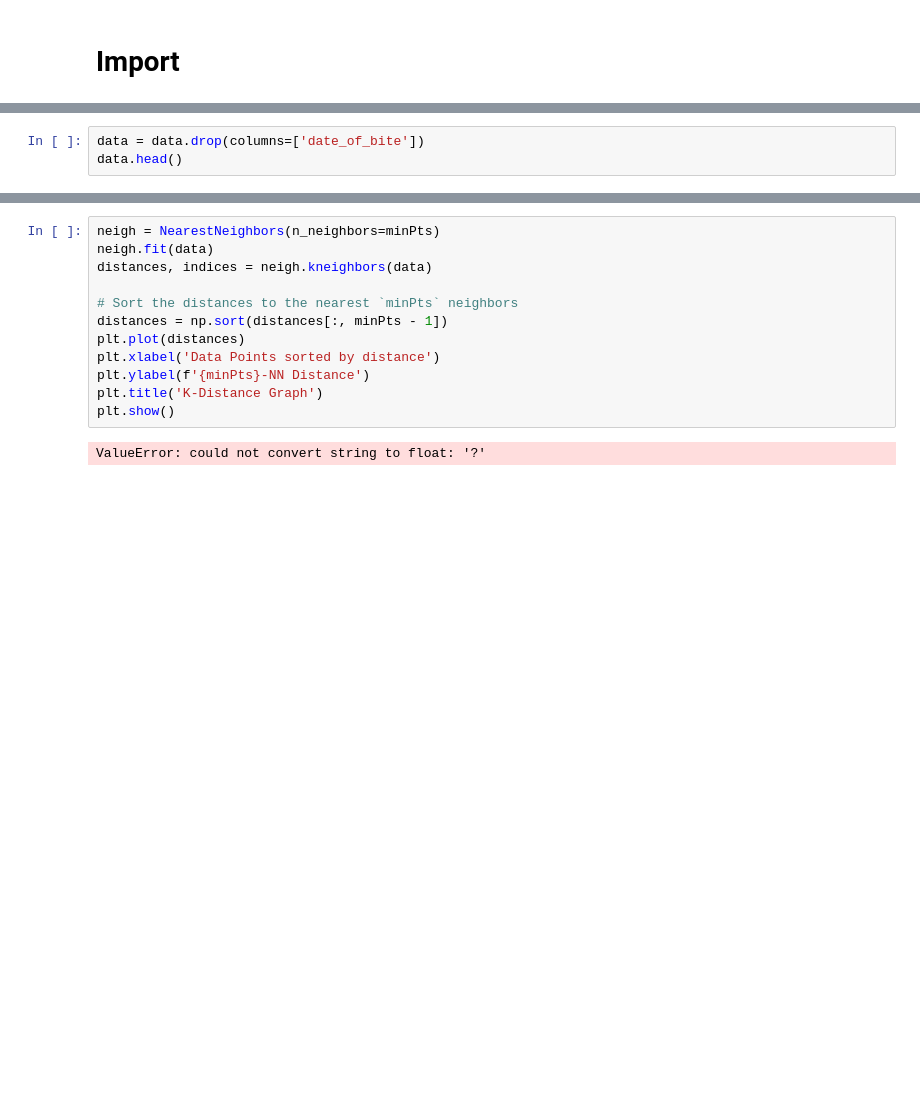
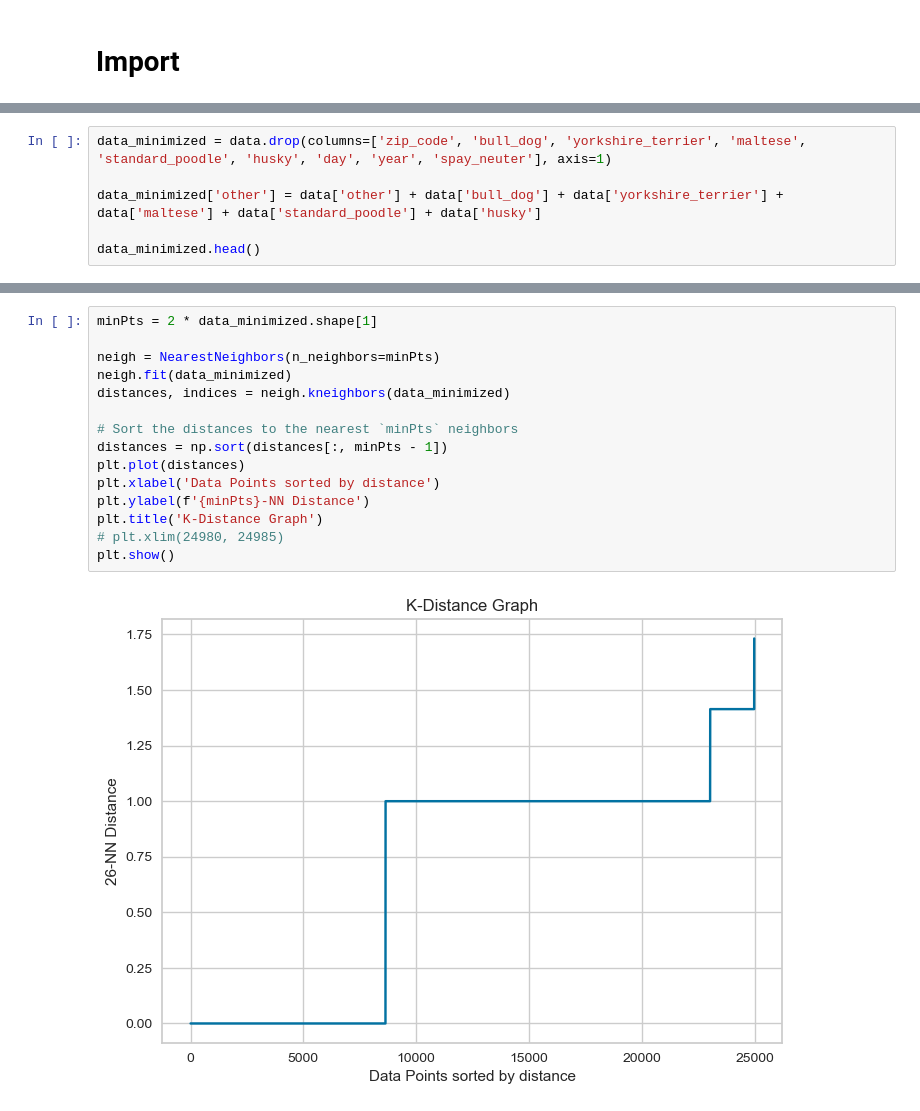
Before and after one commit to Pawmsdayl/hey-im-walking-my-dog-here, a Jupyter notebook: notebooks/2_clustering.ipynb, the cells around one changed output, grey strips where cells are left out. Drawn from its saved outputs; the diff is of its cells as text; blank space fills up the shorter version.

```diff
--- a/notebooks/2_clustering.ipynb
+++ b/notebooks/2_clustering.ipynb
@@ -149,3 +167,0 @@ data.head()
-# %%
-data = data.drop(columns=['date_of_bite'])
-data.head()
@@ -163,0 +168,6 @@ minPts = 30
+# %%
+data_minimized = data.drop(columns=['zip_code', 'bull_dog', 'yorkshire_terrier', 'maltese', 'standard_poodle', 'husky', 'day', 'year', 'spay_neuter'], axis=1)
+
+data_minimized['other'] = data['other'] + data['bull_dog'] + data['yorkshire_terrier'] + data['maltese'] + data['standard_poodle'] + data['husky']
+
+data_minimized.head()
@@ -164,14 +181,17 @@ minPts = 30
 # %%
+minPts = 2 * data_minimized.shape[1]
+
 neigh = NearestNeighbors(n_neighbors=minPts)
-neigh.fit(data)
-distances, indices = neigh.kneighbors(data)
+neigh.fit(data_minimized)
+distances, indices = neigh.kneighbors(data_minimized)
 
 # Sort the distances to the nearest `minPts` neighbors
 distances = np.sort(distances[:, minPts - 1])
 plt.plot(distances)
 plt.xlabel('Data Points sorted by distance')
 plt.ylabel(f'{minPts}-NN Distance')
 plt.title('K-Distance Graph')
+# plt.xlim(24980, 24985)
 plt.show()
 # %% [output]
-ValueError: could not convert string to float: '?'
+[figure, added]
```
Also changed, not shown: parts of 11 cells of this notebook, 1 other file.
